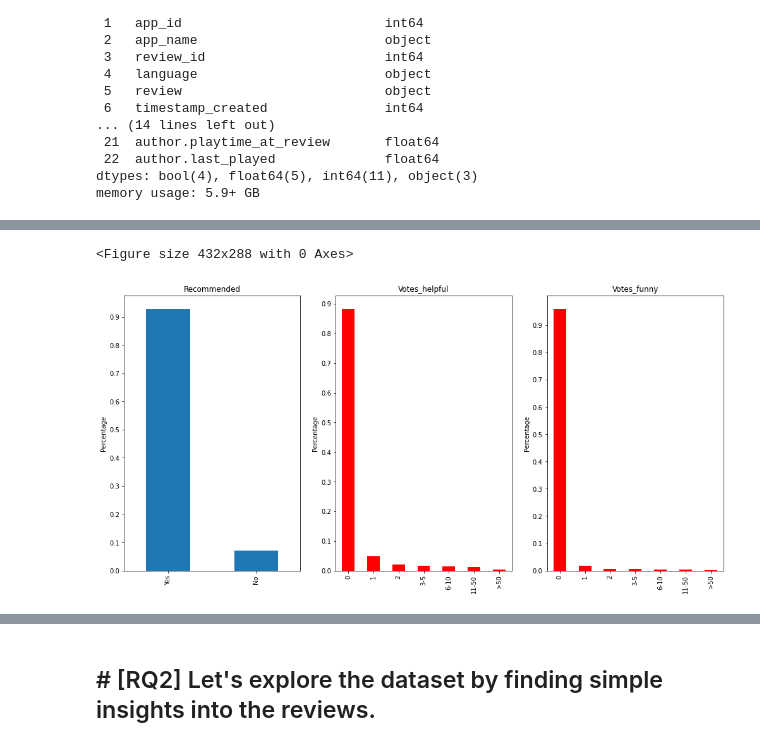
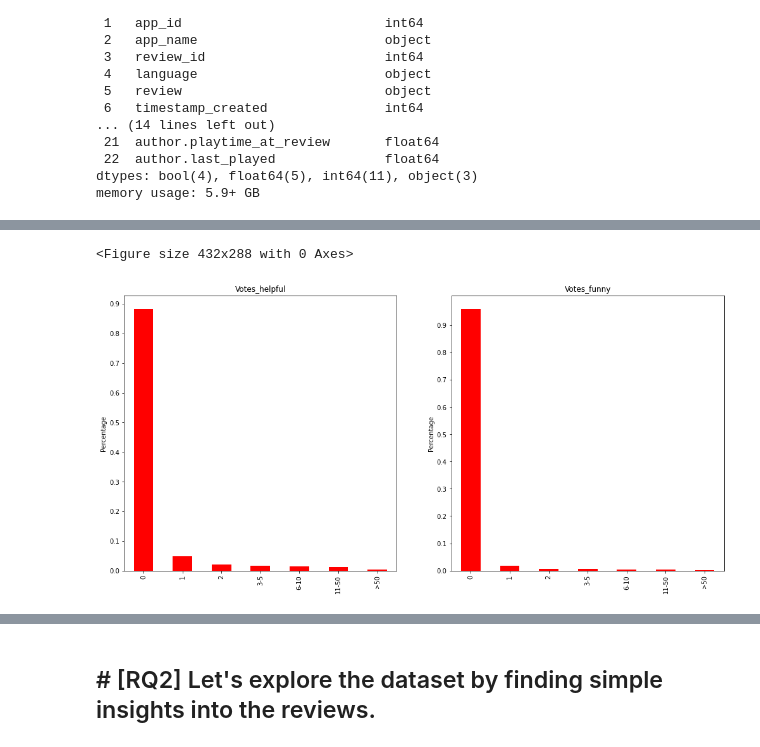
Before and after one commit to S4b3/ADM-HW2-Group44, a Jupyter notebook: main.ipynb, the cells around one changed output, grey strips where cells are left out. Cells and saved outputs as stored; diff of their text form; code cells hidden in the pictures.

```diff
--- a/main.ipynb
+++ b/main.ipynb
@@ -233,42 +324,33 @@ recomm_amount = dataframe["recommended"].value_counts()
 recomm_amount = recomm_amount/sum(recomm_amount)
 #print(recomm_amount)
 
 helpful=dataframe["votes_helpful"].value_counts()
 my_bins=[0,1,2,3,5,10,50,max(helpful)]
 out=pd.cut(dataframe["votes_helpful"],bins=my_bins,include_lowest=True)
 ax=out.value_counts(sort=False)
 ax=ax/sum(ax)
 #print(ax)
 
 funny=dataframe["votes_funny"].value_counts()
 my_bins=[0,1,2,3,5,10,50,max(funny)]
 out2=pd.cut(dataframe["votes_funny"],bins=my_bins,include_lowest=True)
 bx=out2.value_counts(sort=False)
 bx=bx/sum(bx)
 #print(bx)
 
-
-
 plt.figure()
 fig=plt.figure(figsize=(17,8))
-plt.subplot(131)
-recomm_amount.plot.bar(
-    title='Recommended',
-ylabel='Percentage',)
-plt.yticks(np.arange(0,1,0.1))
-plt.xticks([0,1],['Yes','No'])
-
-plt.subplot(132)
+plt.subplot(121)
 ax.plot.bar(color='r',title="Votes_helpful",ylabel='Percentage')
 plt.xticks([0,1,2,3,4,5,6],['0','1','2','3-5','6-10','11-50','>50'])
 plt.yticks(np.arange(0,1,0.1))
 
-plt.subplot(133)
+plt.subplot(122)
 bx.plot.bar(color='r',title="Votes_funny",ylabel='Percentage')
 plt.xticks([0,1,2,3,4,5,6],['0','1','2','3-5','6-10','11-50','>50'])
 plt.yticks(np.arange(0,1,0.1))
 
 plt.show()
 # %% [output]
 <Figure size 432x288 with 0 Axes>
-[figure, old version]
+[figure, new version]
```
Also changed, not shown: parts of 22 cells of this notebook, 2 other files.
